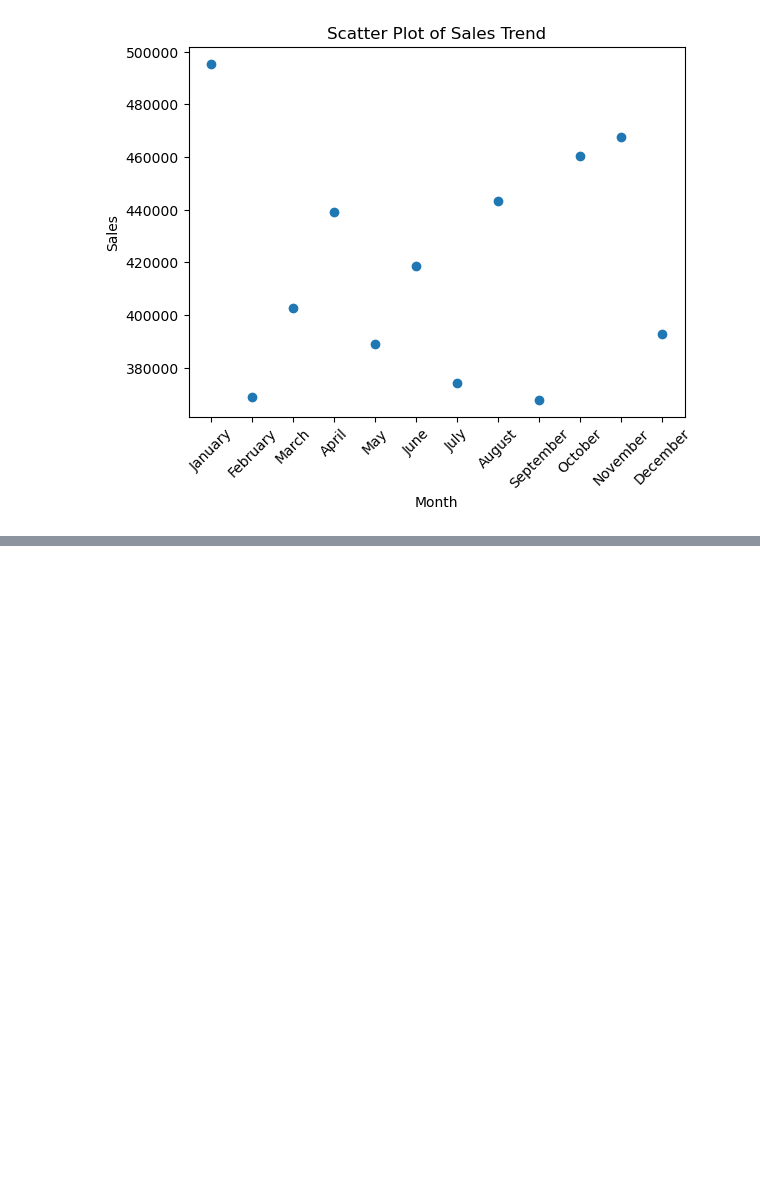
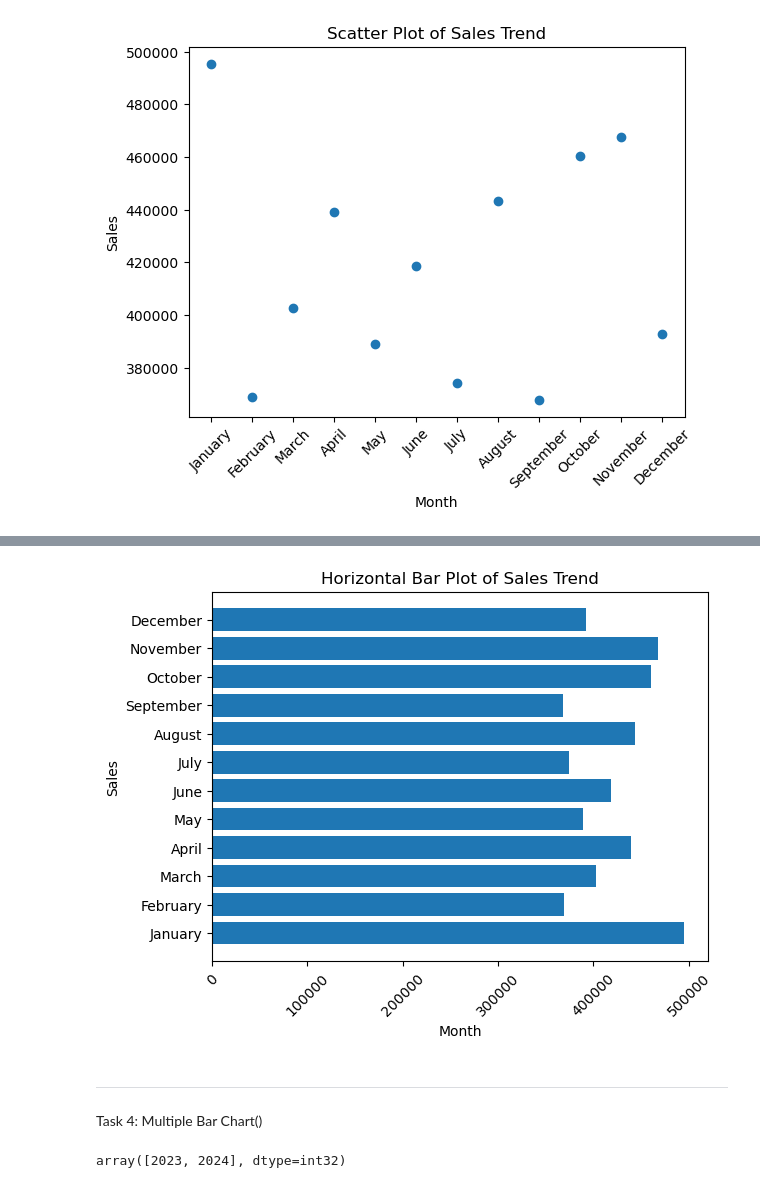
Before and after one commit to abhishekaryangiri/matplotlib-projects, a Jupyter notebook: matplotlib.ipynb, the cells around one changed output, grey strips where cells are left out. Drawn from its saved outputs; the diff is of its cells as text; code cells hidden in the pictures; blank space fills up the shorter version.

```diff
--- a/matplotlib.ipynb
+++ b/matplotlib.ipynb
@@ -127,0 +142,12 @@ plt.show()
+# %%
+plt.title("Horizontal Bar Plot of Sales Trend")
+plt.xlabel('Month')
+plt.ylabel('Sales')
+plt.barh(x,y)
+plt.xticks(rotation=45)
+plt.show()
+# %% [output]
+[figure, added]
+# %% [markdown]
+---
+Task 4: Multiple Bar Chart()
@@ -127,0 +156,11 @@ plt.show()
+# %%
+sales=pd.read_csv('sales_data.csv')
+
+# 1: Strip spaces and convert to datetime
+sales['Sale_Date'] = pd.to_datetime(sales['Sale_Date'].str.strip(), errors='coerce')
+# 2: Extract year
+sales['Year'] = sales['Sale_Date'].dt.year
+# 3: Check unique years
+sales['Year'].unique()
+# %% [output]
+array([2023, 2024], dtype=int32)
```
Also changed, not shown: parts of 10 cells of this notebook.
